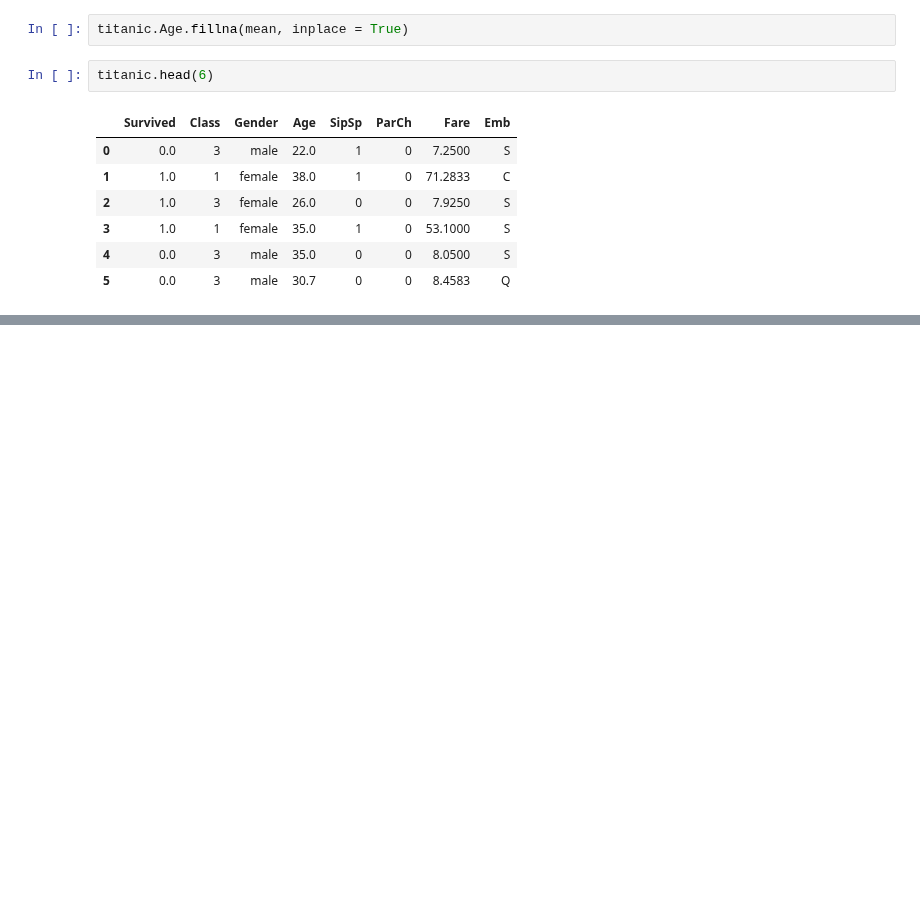
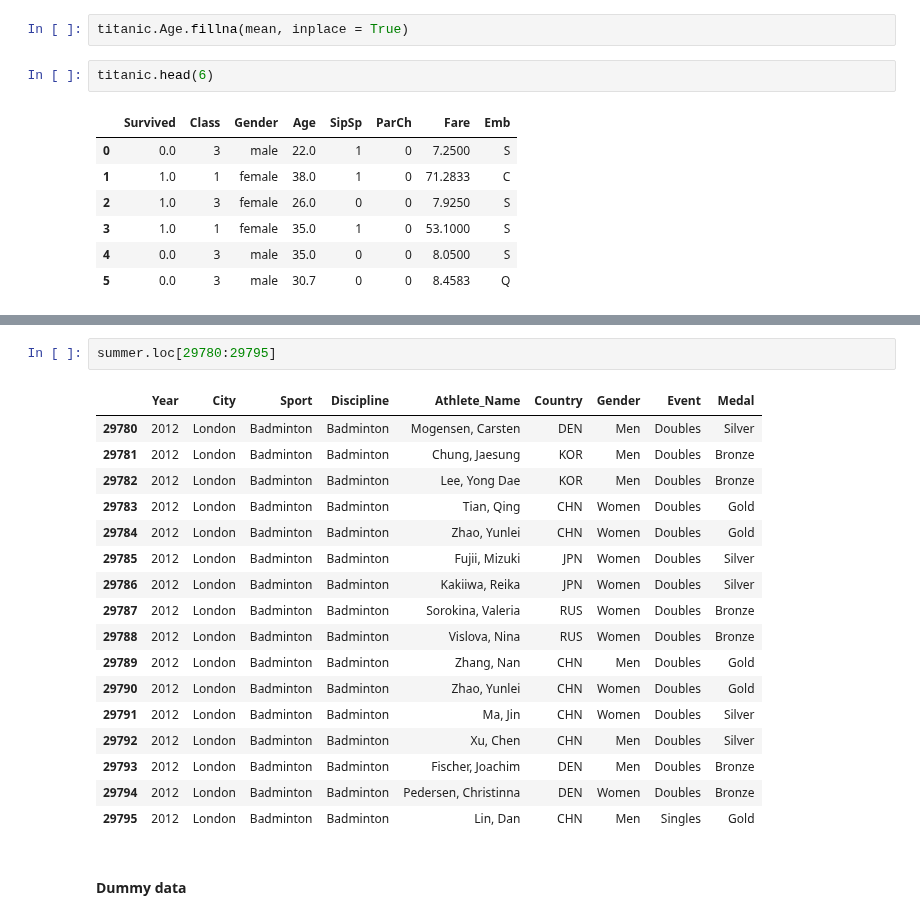
Before and after one commit to alchemistbg/udemy-the-complete-pandas-bootcamp, a Jupyter notebook: Section-13/Cleaning_Data.ipynb, the cells around one changed output, grey strips where cells are left out. Drawn from its saved outputs; the diff is of its cells as text; blank space fills up the shorter version.

```diff
--- a/Section-13/Cleaning_Data.ipynb
+++ b/Section-13/Cleaning_Data.ipynb
@@ -1072,0 +1445,22 @@ titanic.head(6)
+# %%
+summer.loc[29780:29795]
+# %% [output]
+|  | Year | City | Sport | Discipline | Athlete_Name | Country | Gender | Event | Medal |
+| 29780 | 2012 | London | Badminton | Badminton | Mogensen, Carsten | DEN | Men | Doubles | Silver |
+| 29781 | 2012 | London | Badminton | Badminton | Chung, Jaesung | KOR | Men | Doubles | Bronze |
+| 29782 | 2012 | London | Badminton | Badminton | Lee, Yong Dae | KOR | Men | Doubles | Bronze |
+| 29783 | 2012 | London | Badminton | Badminton | Tian, Qing | CHN | Women | Doubles | Gold |
+| 29784 | 2012 | London | Badminton | Badminton | Zhao, Yunlei | CHN | Women | Doubles | Gold |
+| 29785 | 2012 | London | Badminton | Badminton | Fujii, Mizuki | JPN | Women | Doubles | Silver |
+| 29786 | 2012 | London | Badminton | Badminton | Kakiiwa, Reika | JPN | Women | Doubles | Silver |
+| 29787 | 2012 | London | Badminton | Badminton | Sorokina, Valeria | RUS | Women | Doubles | Bronze |
+| 29788 | 2012 | London | Badminton | Badminton | Vislova, Nina | RUS | Women | Doubles | Bronze |
+| 29789 | 2012 | London | Badminton | Badminton | Zhang, Nan | CHN | Men | Doubles | Gold |
+| 29790 | 2012 | London | Badminton | Badminton | Zhao, Yunlei | CHN | Women | Doubles | Gold |
+| 29791 | 2012 | London | Badminton | Badminton | Ma, Jin | CHN | Women | Doubles | Silver |
+| 29792 | 2012 | London | Badminton | Badminton | Xu, Chen | CHN | Men | Doubles | Silver |
+| 29793 | 2012 | London | Badminton | Badminton | Fischer, Joachim | DEN | Men | Doubles | Bronze |
+| 29794 | 2012 | London | Badminton | Badminton | Pedersen, Christinna | DEN | Women | Doubles | Bronze |
+| 29795 | 2012 | London | Badminton | Badminton | Lin, Dan | CHN | Men | Singles | Gold |
+# %% [markdown]
+#### **Dummy data**
```
Also changed, not shown: parts of 42 cells of this notebook.
